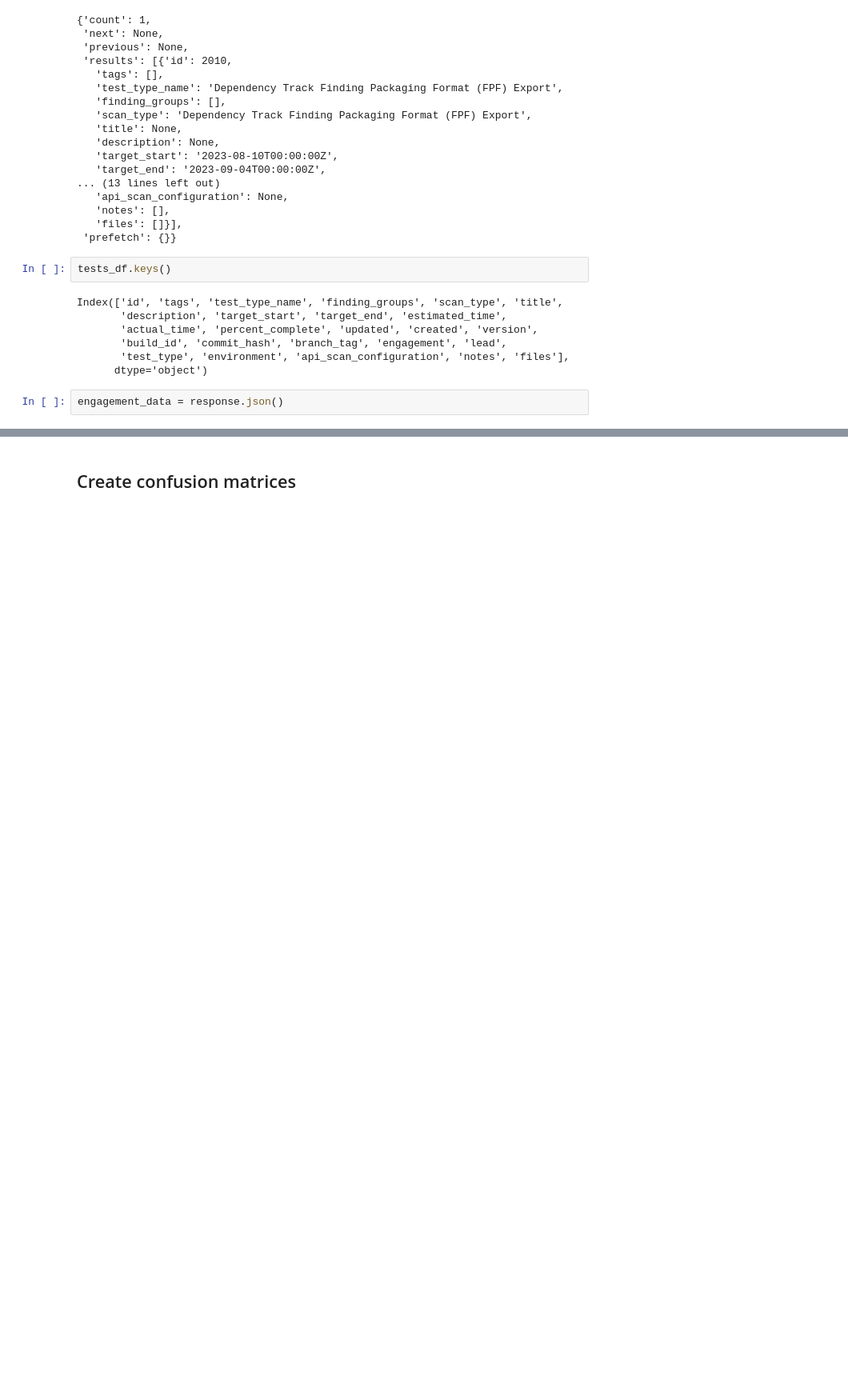
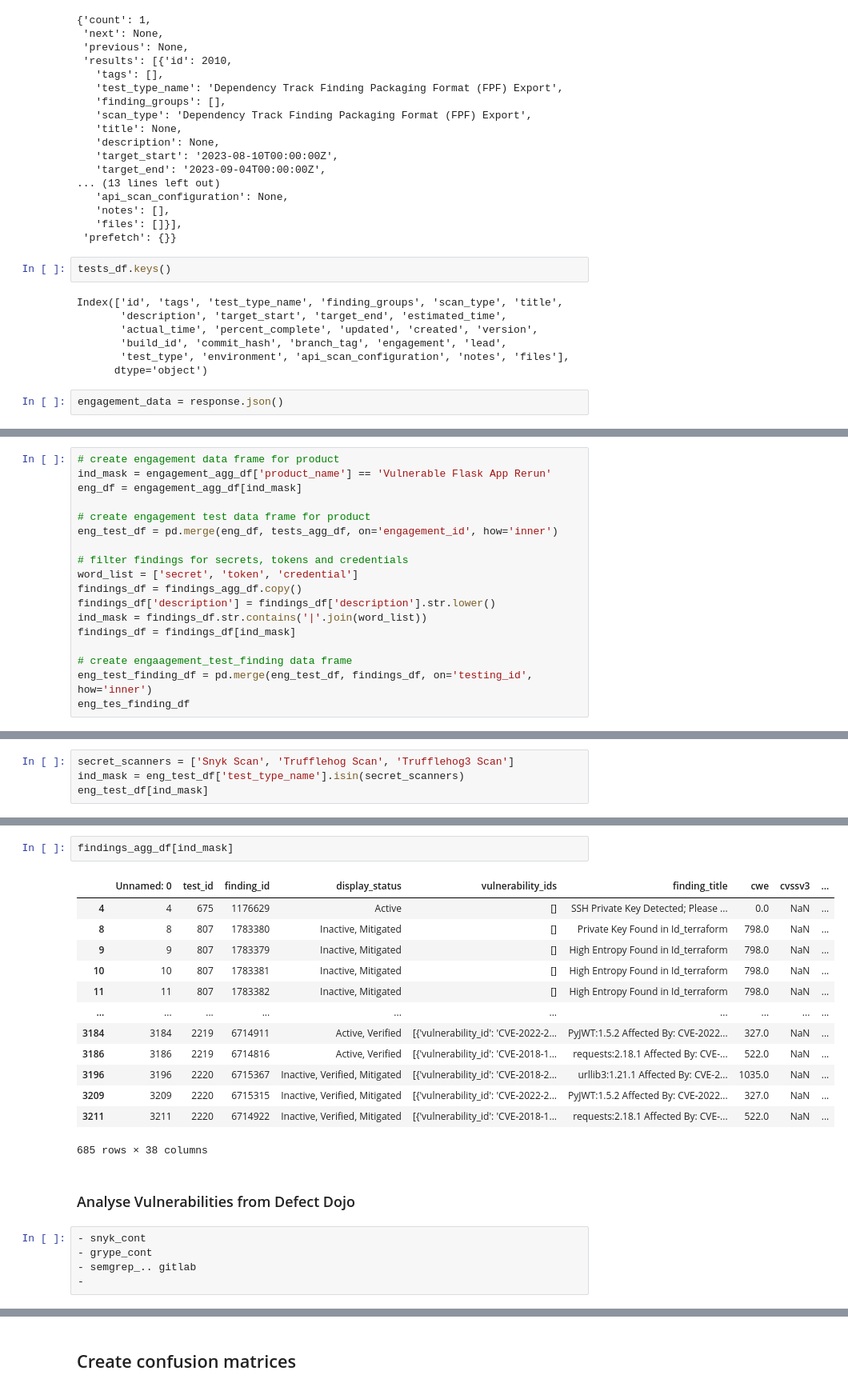
Before and after one commit to markb77/data_analysis, a Jupyter notebook: notebooks/VulnerabilityAnalyis.ipynb, the cells around one changed output, grey strips where cells are left out. Shown at 80% size. Cells and saved outputs as stored; diff of their text form; blank space fills up the shorter version.

```diff
--- a/notebooks/VulnerabilityAnalyis.ipynb
+++ b/notebooks/VulnerabilityAnalyis.ipynb
@@ -520,0 +610,18 @@ response = dd_instance.get_products()
+# %%
+# create engagement data frame for product
+ind_mask = engagement_agg_df['product_name'] == 'Vulnerable Flask App Rerun'
+eng_df = engagement_agg_df[ind_mask]
+
+# create engagement test data frame for product
+eng_test_df = pd.merge(eng_df, tests_agg_df, on='engagement_id', how='inner')
+
+# filter findings for secrets, tokens and credentials
+word_list = ['secret', 'token', 'credential']
+findings_df = findings_agg_df.copy()
+findings_df['description'] = findings_df['description'].str.lower()
+ind_mask = findings_df.str.contains('|'.join(word_list))
+findings_df = findings_df[ind_mask]
+
+# create engaagement_test_finding data frame
+eng_test_finding_df = pd.merge(eng_test_df, findings_df, on='testing_id', how='inner')
+eng_tes_finding_df
@@ -520,0 +638,4 @@ response = dd_instance.get_products()
+# %%
+secret_scanners = ['Snyk Scan', 'Trufflehog Scan', 'Trufflehog3 Scan']
+ind_mask = eng_test_df['test_type_name'].isin(secret_scanners)
+eng_test_df[ind_mask]
@@ -520,0 +684,23 @@ response = dd_instance.get_products()
+# %%
+findings_agg_df[ind_mask]
+# %% [output]
+|  | Unnamed: 0 | test_id | finding_id | display_status | vulnerability_ids | finding_title | cwe | cvssv3 | ... |
+| 4 | 4 | 675 | 1176629 | Active | [] | SSH Private Key Detected; Please ... | 0.0 | NaN | ... |
+| 8 | 8 | 807 | 1783380 | Inactive, Mitigated | [] | Private Key Found in Id_terraform | 798.0 | NaN | ... |
+| 9 | 9 | 807 | 1783379 | Inactive, Mitigated | [] | High Entropy Found in Id_terraform | 798.0 | NaN | ... |
+| 10 | 10 | 807 | 1783381 | Inactive, Mitigated | [] | High Entropy Found in Id_terraform | 798.0 | NaN | ... |
+| 11 | 11 | 807 | 1783382 | Inactive, Mitigated | [] | High Entropy Found in Id_terraform | 798.0 | NaN | ... |
+| ... | ... | ... | ... | ... | ... | ... | ... | ... | ... |
+| 3184 | 3184 | 2219 | 6714911 | Active, Verified | [{'vulnerability_id': 'CVE-2022-2... | PyJWT:1.5.2 Affected By: CVE-2022... | 327.0 | NaN | ... |
+| 3186 | 3186 | 2219 | 6714816 | Active, Verified | [{'vulnerability_id': 'CVE-2018-1... | requests:2.18.1 Affected By: CVE-... | 522.0 | NaN | ... |
+| 3196 | 3196 | 2220 | 6715367 | Inactive, Verified, Mitigated | [{'vulnerability_id': 'CVE-2018-2... | urllib3:1.21.1 Affected By: CVE-2... | 1035.0 | NaN | ... |
+| 3209 | 3209 | 2220 | 6715315 | Inactive, Verified, Mitigated | [{'vulnerability_id': 'CVE-2022-2... | PyJWT:1.5.2 Affected By: CVE-2022... | 327.0 | NaN | ... |
+| 3211 | 3211 | 2220 | 6714922 | Inactive, Verified, Mitigated | [{'vulnerability_id': 'CVE-2018-1... | requests:2.18.1 Affected By: CVE-... | 522.0 | NaN | ... |
+685 rows × 38 columns
+# %% [markdown]
+### Analyse Vulnerabilities from Defect Dojo
+# %%
+- snyk_cont
+- grype_cont
+- semgrep_.. gitlab
+-
```
Also changed, not shown: parts of 111 cells of this notebook.
